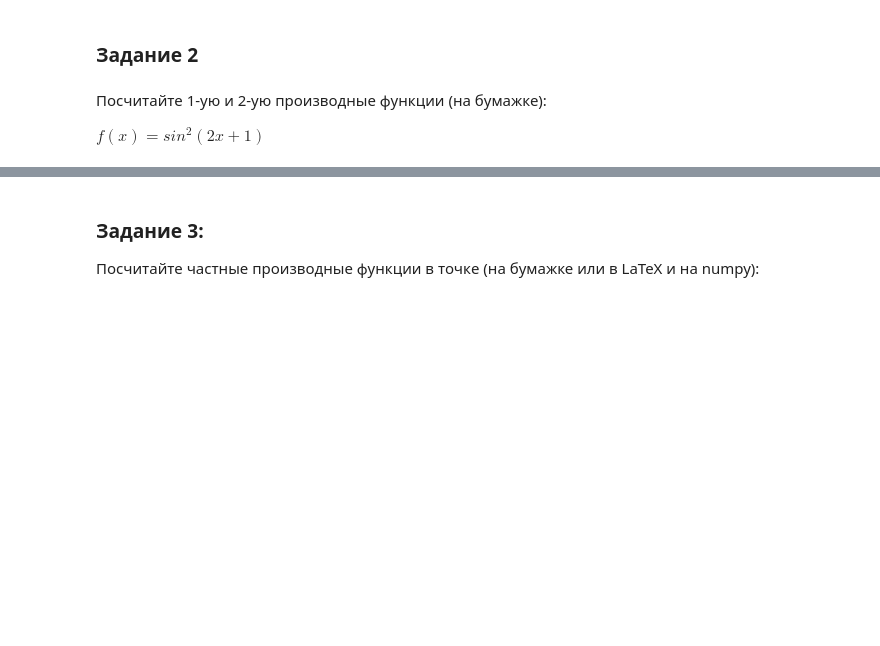
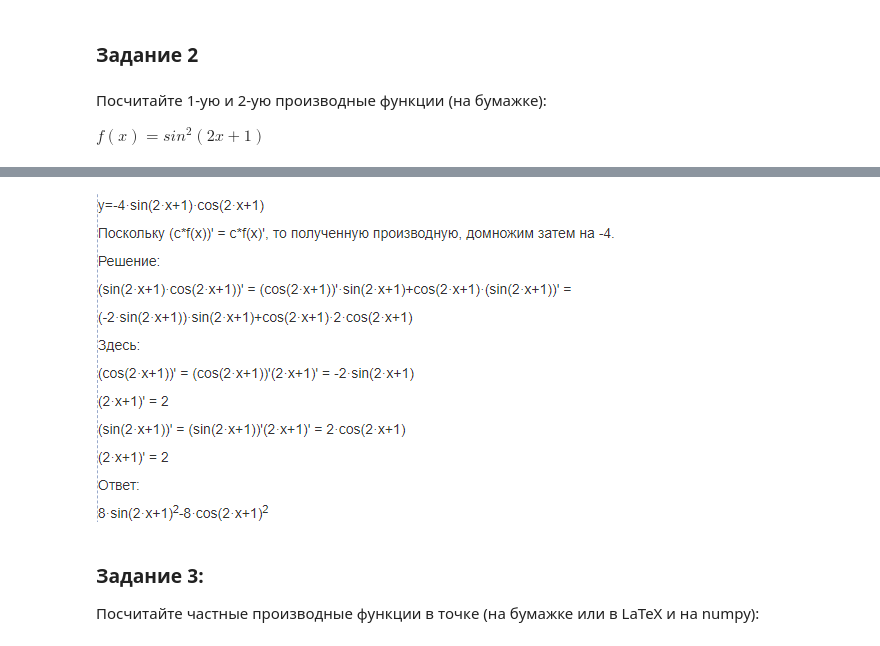
Before and after one commit to erepkin/PYDA_homeworks, a Jupyter notebook: III Статистика в Python/18 - Производная и градиентный спуск/homework-2.ipynb, the cells around one changed output, grey strips where cells are left out. Cells and saved outputs as stored; diff of their text form; code cells hidden in the pictures; blank space fills up the shorter version.

```diff
--- a/III Статистика в Python/18 - Производная и градиентный спуск/homework-2.ipynb
+++ b/III Статистика в Python/18 - Производная и градиентный спуск/homework-2.ipynb
@@ -53,3 +54,8 @@ $f(x) = sin^2(2x+1)$
+# %%
+
+Image.open("stat_hw_2_2.png")
+# %% [output]
+[figure, added]
 # %% [markdown]
 ### Задание 3:
 Посчитайте частные производные функции в точкe
```
Also changed, not shown: parts of 6 cells of this notebook, 3 other files.
